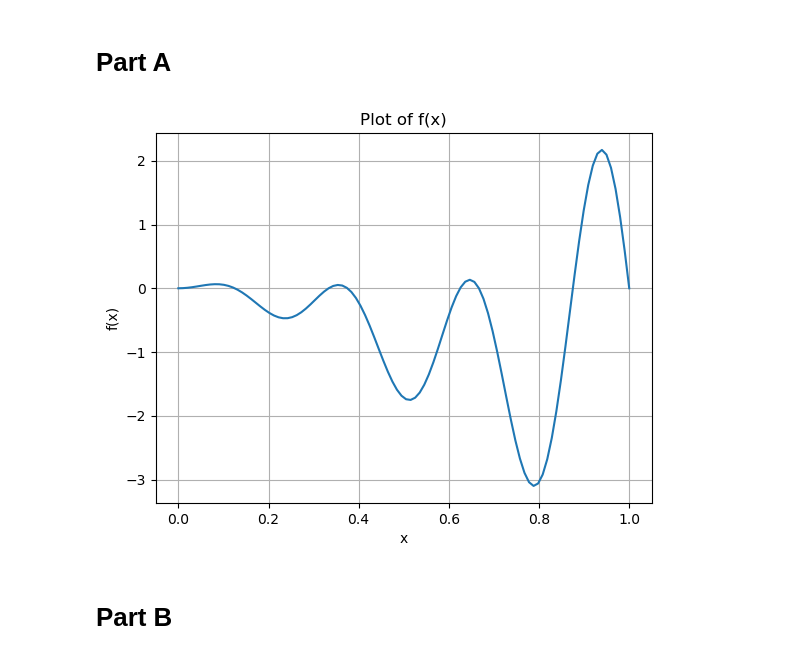
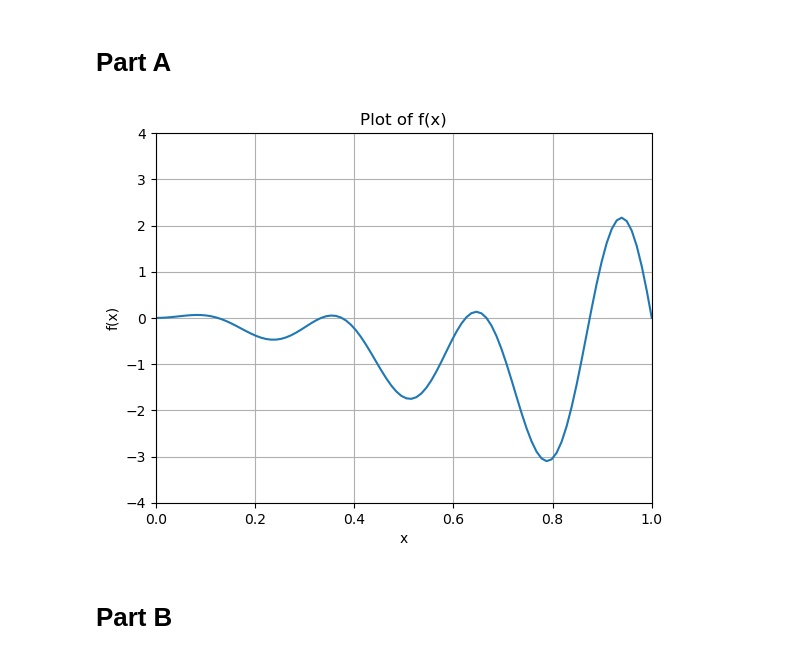
Before and after one commit to sladesladeslade/SchoolStuff, a Jupyter notebook: aeroComputing/Exam 2/exam2.ipynb, the cells around one changed output. Saved outputs shown, nothing was run; the diff lists cells and outputs as text; code cells hidden in the pictures.

```diff
--- a/aeroComputing/Exam 2/exam2.ipynb
+++ b/aeroComputing/Exam 2/exam2.ipynb
@@ -21,13 +21,15 @@ xs = np.linspace(0, 1, 100)
 # %%
 # plot function
 plt.plot(xs, f(xs))
 plt.xlabel("x")
 plt.grid()
 plt.ylabel("f(x)")
 plt.title("Plot of f(x)")
+plt.xlim([0, 1])
+plt.ylim([-4, 4])
 plt.show()
 # %% [output]
-[figure, old version]
+[figure, new version]
 # %% [markdown]
 # Part B
 # %%
```
Also changed, not shown: parts of 7 cells of this notebook.
